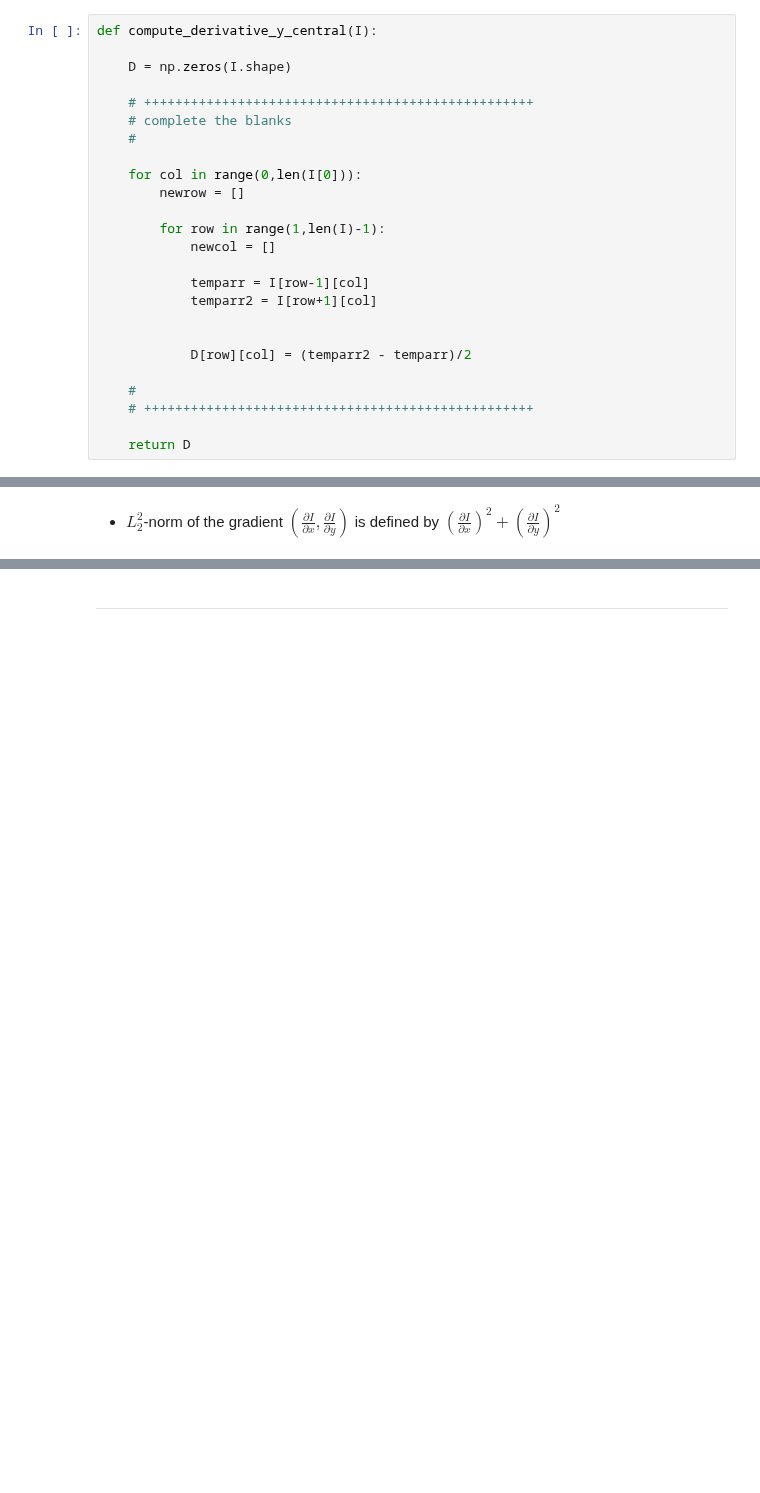
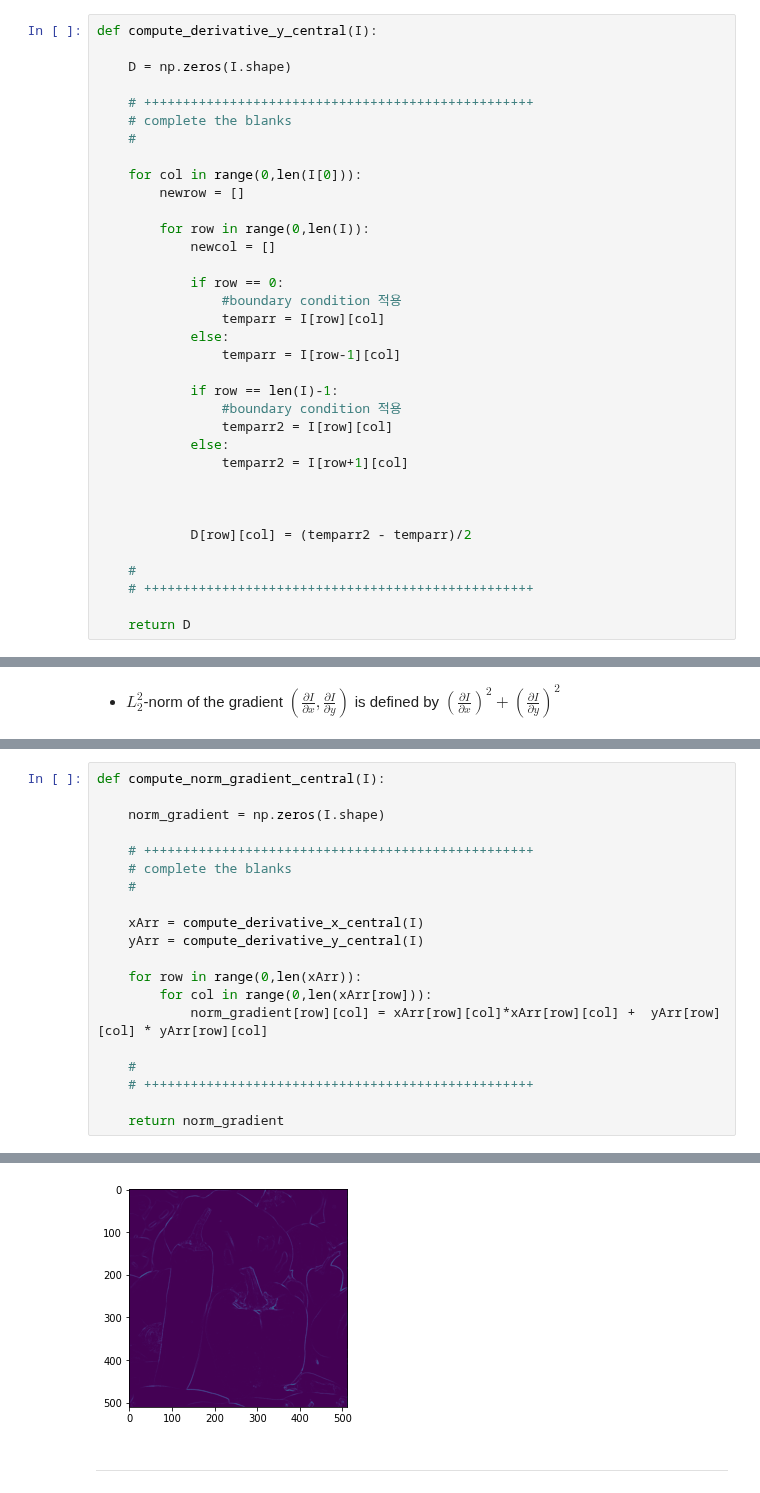
Before and after one commit to sh05158/ml-assignment, a Jupyter notebook: 03/assignment_03_1.ipynb, the cells around one changed output, grey strips where cells are left out. Cells and saved outputs as stored; diff of their text form; blank space fills up the shorter version.

Commit message:
norm gradient 작업

```diff
--- a/03/assignment_03_1.ipynb
+++ b/03/assignment_03_1.ipynb
@@ -345,11 +362,21 @@ def compute_derivative_y_central(I):
     for col in range(0,len(I[0])):
         newrow = []
 
-        for row in range(1,len(I)-1):
+        for row in range(0,len(I)):
             newcol = []
 
-            temparr = I[row-1][col]
-            temparr2 = I[row+1][col]
+            if row == 0:
+                #boundary condition 적용
+                temparr = I[row][col]
+            else:
+                temparr = I[row-1][col]
+
+            if row == len(I)-1:
+                #boundary condition 적용
+                temparr2 = I[row][col]
+            else:
+                temparr2 = I[row+1][col]
+
 
 
             D[row][col] = (temparr2 - temparr)/2
@@ -382,0 +395,21 @@ def compute_norm_gradient_central(I):
+# %%
+def compute_norm_gradient_central(I):
+
+    norm_gradient = np.zeros(I.shape)
+
+    # ++++++++++++++++++++++++++++++++++++++++++++++++++
+    # complete the blanks
+    #
+
+    xArr = compute_derivative_x_central(I)
+    yArr = compute_derivative_y_central(I)
+
+    for row in range(0,len(xArr)):
+        for col in range(0,len(xArr[row])):
+            norm_gradient[row][col] = xArr[row][col]*xArr[row][col] +  yArr[row][col] * yArr[row][col]
+
+    #
+    # ++++++++++++++++++++++++++++++++++++++++++++++++++
+
+    return norm_gradient
+# %% [output]
@@ -383,3 +430,4 @@ def compute_norm_gradient_central(I):
+[figure, added]
 # %% [markdown]
 ___
 # %% [markdown]
```
Also changed, not shown: parts of 8 cells of this notebook.
